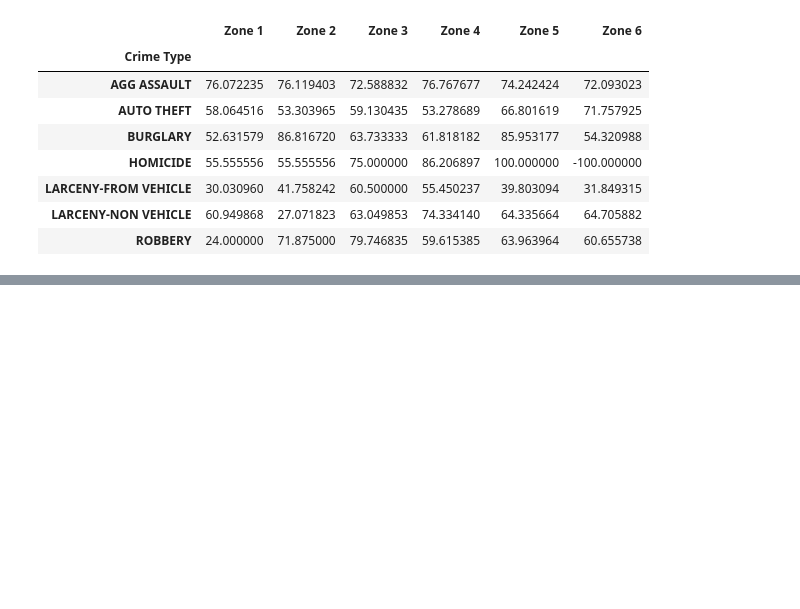
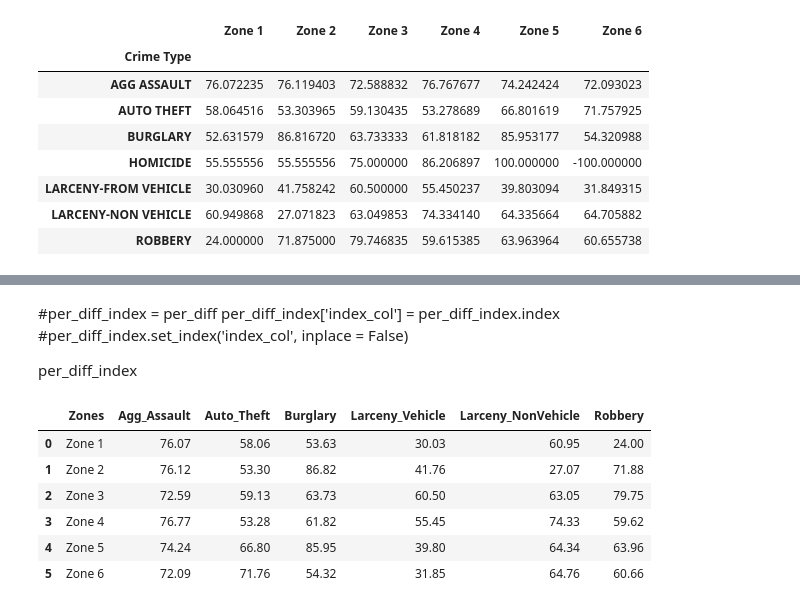
Before and after one commit to lrios215/project_1, a Jupyter notebook: Project1.ipynb, the cells around one changed output, grey strips where cells are left out. Saved outputs shown, nothing was run; the diff lists cells and outputs as text; code cells hidden in the pictures; blank space fills up the shorter version.

```diff
--- a/Project1.ipynb
+++ b/Project1.ipynb
@@ -313 +305,28 @@ per_diff_index
+# %% [markdown]
+#per_diff_index = per_diff
+per_diff_index['index_col'] = per_diff_index.index
+#per_diff_index.set_index('index_col', inplace = False)
+
+per_diff_index
+# %%
+#switching DF to foucus on zones
+
+zones_df = pd.DataFrame(dict(
+        Zones='Zone 1; Zone 2; Zone 3; Zone 4; Zone 5; Zone 6'.split(';'),
+        Agg_Assault=[76.07, 76.12, 72.59, 76.77, 74.24, 72.09],
+        Auto_Theft=[58.06,53.30,59.13,53.28,66.80,71.76],
+        Burglary=[53.63,86.82,63.73,61.82,85.95,54.32],
+        Larceny_Vehicle=[30.03,41.76,60.50,55.45,39.80,31.85],
+        Larceny_NonVehicle=[60.95,27.07,63.05,74.33,64.34,64.76],
+        Robbery=[24.00,71.88,79.75,59.62,63.96,60.66]))
+
+zones_df
+# %% [output]
+|  | Zones | Agg_Assault | Auto_Theft | Burglary | Larceny_Vehicle | Larceny_NonVehicle | Robbery |
+| 0 | Zone 1 | 76.07 | 58.06 | 53.63 | 30.03 | 60.95 | 24.00 |
+| 1 | Zone 2 | 76.12 | 53.30 | 86.82 | 41.76 | 27.07 | 71.88 |
+| 2 | Zone 3 | 72.59 | 59.13 | 63.73 | 60.50 | 63.05 | 79.75 |
+| 3 | Zone 4 | 76.77 | 53.28 | 61.82 | 55.45 | 74.33 | 59.62 |
+| 4 | Zone 5 | 74.24 | 66.80 | 85.95 | 39.80 | 64.34 | 63.96 |
+| 5 | Zone 6 | 72.09 | 71.76 | 54.32 | 31.85 | 64.76 | 60.66 |
 # %%
```
Also changed, not shown: parts of 3 cells of this notebook.
